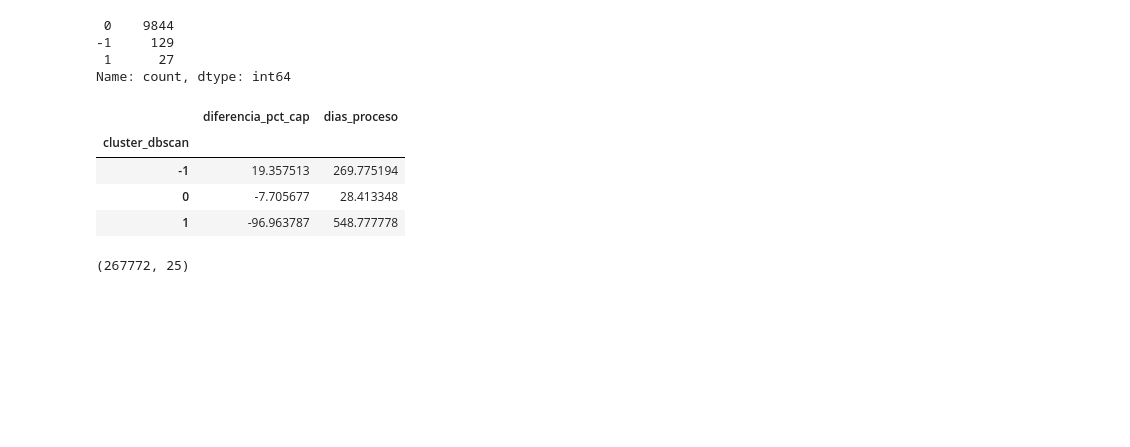
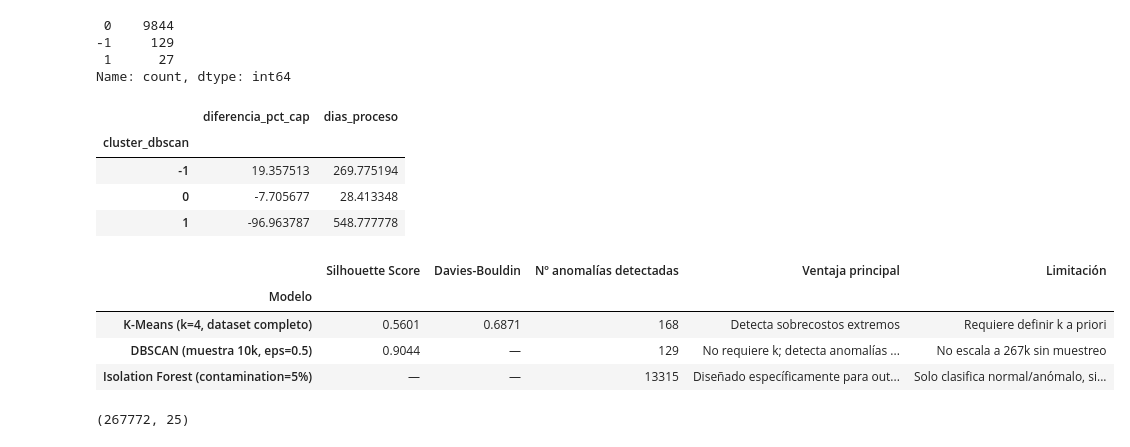
Before and after one commit to maadelim/deteccion-anomalias-contrataciones, a Jupyter notebook: notebooks/01_exploracion.ipynb, the cells around one changed output. Cells and saved outputs as stored; diff of their text form; code cells hidden in the pictures; blank space fills up the shorter version.

```diff
--- a/notebooks/01_exploracion.ipynb
+++ b/notebooks/01_exploracion.ipynb
@@ -475,6 +525,82 @@ df_muestra_dbscan.groupby('cluster_dbscan')[columnas_comportamiento].mean()
 | -1 | 19.357513 | 269.775194 |
 | 0 | -7.705677 | 28.413348 |
 | 1 | -96.963787 | 548.777778 |
+# %%
+# ══════════════════════════════════════════════════════
+# PASO 7 — Tabla comparativa: K-Means vs. DBSCAN vs. Isolation Forest
+# ══════════════════════════════════════════════════════
+import numpy as np
+import pandas as pd
+from sklearn.cluster import DBSCAN
+from sklearn.ensemble import IsolationForest
+from sklearn.metrics import silhouette_score
+
+# ── K-Means (ya tienes estos valores calculados arriba) ──────────────────────
+sil_kmeans   = 0.5601
+dbi_kmeans   = 0.6871
+n_anom_kmeans = 168   # registros del Cluster 3
+
+# ── DBSCAN — lo recalculamos aquí sobre la misma muestra ────────────────────
+np.random.seed(42)
+idx_muestra = np.random.choice(X_comp_scaled.shape[0], size=10_000, replace=False)
+X_muestra   = X_comp_scaled[idx_muestra]
+
+db      = DBSCAN(eps=0.5, min_samples=10)
+labels_db = db.fit_predict(X_muestra)
+
+n_anom_dbscan = int((labels_db == -1).sum())   # ruido = anomalía en DBSCAN
+mask_db = labels_db != -1
+n_clusters_db = len(set(labels_db[mask_db]))
+
+if n_clusters_db >= 2 and mask_db.sum() >= 2:
+    sil_dbscan = round(silhouette_score(
+        X_muestra[mask_db], labels_db[mask_db],
+        sample_size=5_000, random_state=42
+    ), 4)
+else:
+    sil_dbscan = "—"
+
+# ── Isolation Forest — lo recalculamos aquí ─────────────────────────────────
+iso = IsolationForest(contamination=0.05, random_state=42, n_jobs=-1)
+labels_if = iso.fit_predict(X_comp_scaled)   # -1 = anomalía, 1 = normal
+n_anom_if = int((labels_if == -1).sum())
+
+# ── Tabla comparativa ────────────────────────────────────────────────────────
+tabla = pd.DataFrame([
+    {
+        "Modelo":                  "K-Means (k=4, dataset completo)",
+        "Silhouette Score":        sil_kmeans,
+        "Davies-Bouldin":          dbi_kmeans,
+        "Nº anomalías detectadas": n_anom_kmeans,
+        "Ventaja principal":       "Detecta sobrecostos extremos",
+        "Limitación":              "Requiere definir k a priori",
+    },
+    {
+        "Modelo":                  f"DBSCAN (muestra 10k, eps=0.5)",
+        "Silhouette Score":        sil_dbscan,
+        "Davies-Bouldin":          "—",
+        "Nº anomalías detectadas": n_anom_dbscan,
+        "Ventaja principal":       "No requiere k; detecta anomalías por densidad",
+        "Limitación":              "No escala a 267k sin muestreo",
+    },
+    {
+        "Modelo":                  "Isolation Forest (contamination=5%)",
+        "Silhouette Score":        "—",
+        "Davies-Bouldin":          "—",
+        "Nº anomalías detectadas": n_anom_if,
+        "Ventaja principal":       "Diseñado específicamente para outliers",
+        "Limitación":              "Solo clasifica normal/anómalo, sin clusters",
+    },
+])
+
+tabla.set_index("Modelo", inplace=True)
+tabla
+# %% [output]
+|  | Silhouette Score | Davies-Bouldin | Nº anomalías detectadas | Ventaja principal | Limitación |
+| Modelo |  |  |  |  |  |
+| K-Means (k=4, dataset completo) | 0.5601 | 0.6871 | 168 | Detecta sobrecostos extremos | Requiere definir k a priori |
+| DBSCAN (muestra 10k, eps=0.5) | 0.9044 | — | 129 | No requiere k; detecta anomalías ... | No escala a 267k sin muestreo |
+| Isolation Forest (contamination=5%) | — | — | 13315 | Diseñado específicamente para out... | Solo clasifica normal/anómalo, si... |
 # %%
 import sys
 sys.path.append('../src')
```
Also changed, not shown: parts of 2 cells of this notebook.
